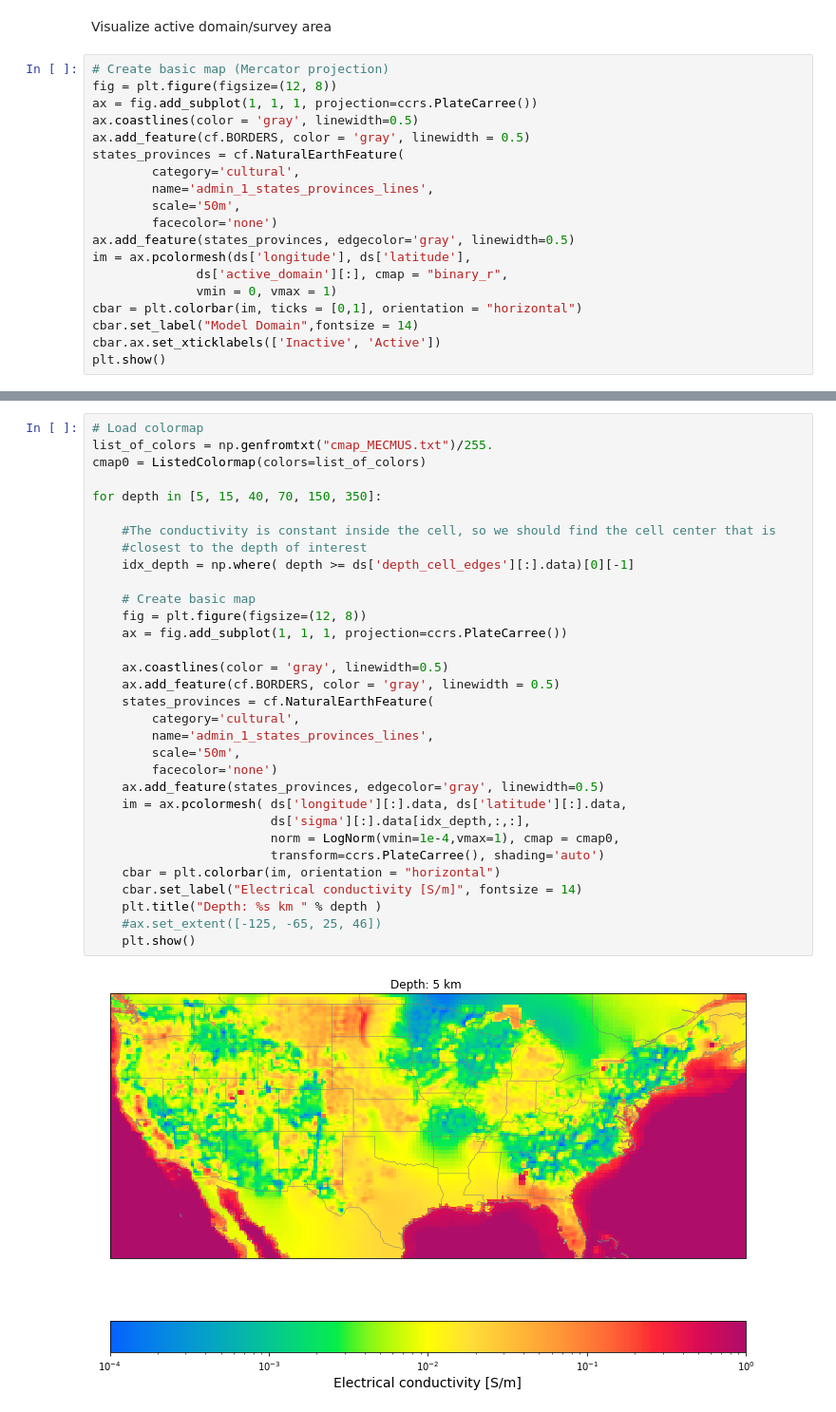
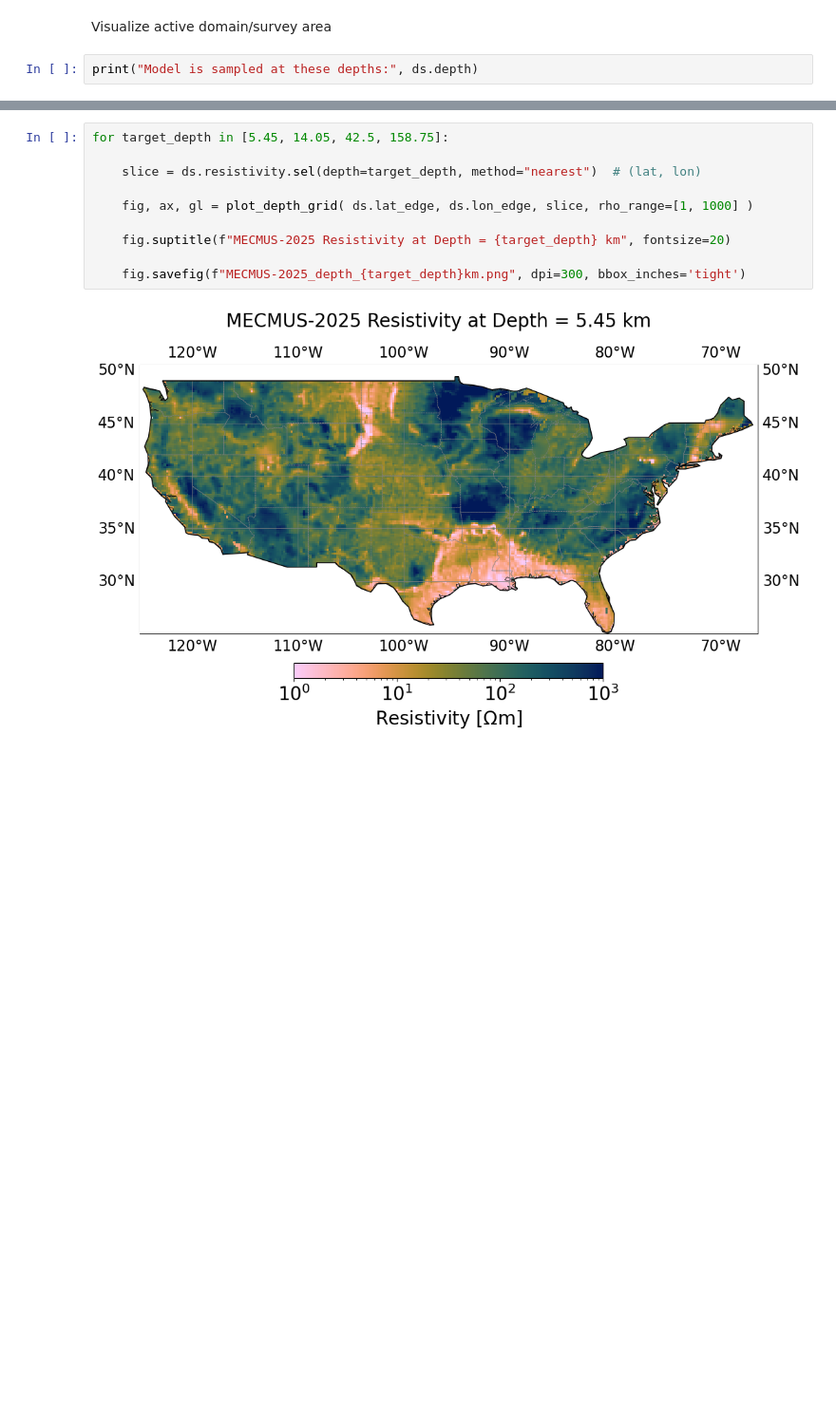
Before and after one commit to GoFEM/MECMUS, a Jupyter notebook: 00.open_MECMUS_nc_format.ipynb, the cells around one changed output, grey strips where cells are left out. Shown at 95% size. Cells and saved outputs as stored; diff of their text form; blank space fills up the shorter version.

Commit message:
Update the MECMUS model and plotting

```diff
--- a/00.open_MECMUS_nc_format.ipynb
+++ b/00.open_MECMUS_nc_format.ipynb
@@ -52,22 +100,5 @@ active_domain
 # %% [markdown]
 Visualize active domain/survey area
 # %%
-# Create basic map (Mercator projection)
-fig = plt.figure(figsize=(12, 8))
-ax = fig.add_subplot(1, 1, 1, projection=ccrs.PlateCarree())
-ax.coastlines(color = 'gray', linewidth=0.5)
-ax.add_feature(cf.BORDERS, color = 'gray', linewidth = 0.5)
-states_provinces = cf.NaturalEarthFeature(
-        category='cultural',
-        name='admin_1_states_provinces_lines',
-        scale='50m',
-        facecolor='none')
-ax.add_feature(states_provinces, edgecolor='gray', linewidth=0.5)
-im = ax.pcolormesh(ds['longitude'], ds['latitude'],
-              ds['active_domain'][:], cmap = "binary_r",
-              vmin = 0, vmax = 1)
-cbar = plt.colorbar(im, ticks = [0,1], orientation = "horizontal")
-cbar.set_label("Model Domain",fontsize = 14)
-cbar.ax.set_xticklabels(['Inactive', 'Active'])
-plt.show()
+print("Model is sampled at these depths:", ds.depth)
 # %% [output]
@@ -77,34 +130,12 @@ Visualize electrical conductivity
 # %%
-# Load colormap
-list_of_colors = np.genfromtxt("cmap_MECMUS.txt")/255.
-cmap0 = ListedColormap(colors=list_of_colors)
+for target_depth in [5.45, 14.05, 42.5, 158.75]:
 
-for depth in [5, 15, 40, 70, 150, 350]:
+    slice = ds.resistivity.sel(depth=target_depth, method="nearest")  # (lat, lon)
 
-    #The conductivity is constant inside the cell, so we should find the cell center that is
-    #closest to the depth of interest
-    idx_depth = np.where( depth >= ds['depth_cell_edges'][:].data)[0][-1]
+    fig, ax, gl = plot_depth_grid( ds.lat_edge, ds.lon_edge, slice, rho_range=[1, 1000] )
 
-    # Create basic map
-    fig = plt.figure(figsize=(12, 8))
-    ax = fig.add_subplot(1, 1, 1, projection=ccrs.PlateCarree())
+    fig.suptitle(f"MECMUS-2025 Resistivity at Depth = {target_depth} km", fontsize=20)
 
-    ax.coastlines(color = 'gray', linewidth=0.5)
-    ax.add_feature(cf.BORDERS, color = 'gray', linewidth = 0.5)
-    states_provinces = cf.NaturalEarthFeature(
-        category='cultural',
-        name='admin_1_states_provinces_lines',
-        scale='50m',
-        facecolor='none')
-    ax.add_feature(states_provinces, edgecolor='gray', linewidth=0.5)
-    im = ax.pcolormesh( ds['longitude'][:].data, ds['latitude'][:].data,
-                        ds['sigma'][:].data[idx_depth,:,:],
-                        norm = LogNorm(vmin=1e-4,vmax=1), cmap = cmap0,
-                        transform=ccrs.PlateCarree(), shading='auto')
-    cbar = plt.colorbar(im, orientation = "horizontal")
-    cbar.set_label("Electrical conductivity [S/m]", fontsize = 14)
-    plt.title("Depth: %s km " % depth )
-    #ax.set_extent([-125, -65, 25, 46])
-    plt.show()
+    fig.savefig(f"MECMUS-2025_depth_{target_depth}km.png", dpi=300, bbox_inches='tight')
 # %% [output]
-[figure, old version]
+[figure, new version]
```
Also changed, not shown: parts of 10 cells of this notebook, 9 other files.
